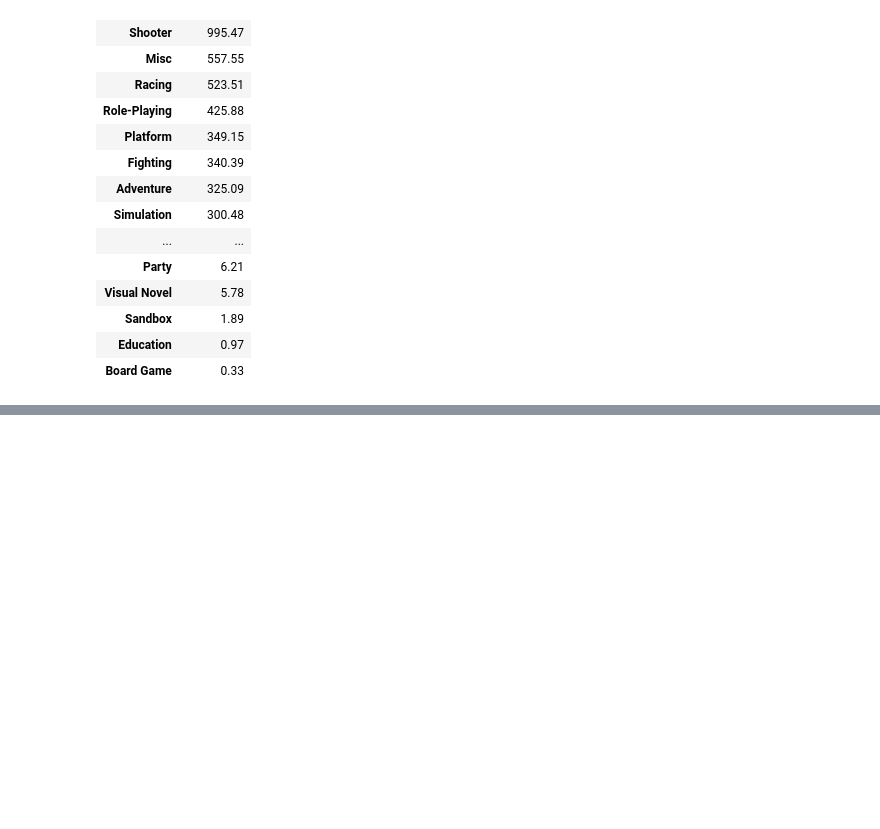
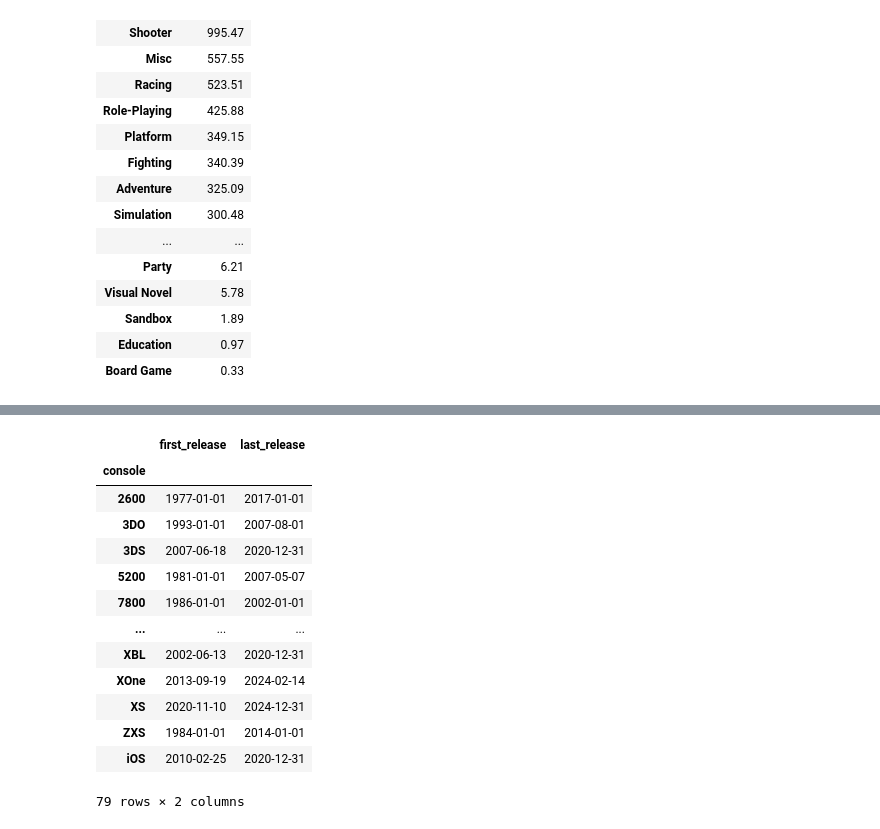
Before and after one commit to smartestnerdfromtown/Video-Game-Sales-Analysis, a Jupyter notebook: analysis.ipynb, the cells around one changed output, grey strips where cells are left out. Cells and saved outputs as stored; diff of their text form; code cells hidden in the pictures; blank space fills up the shorter version.

Commit message:
Pavg critic score per publisher, console lifecycle, cumulative sales

```diff
--- a/analysis.ipynb
+++ b/analysis.ipynb
@@ -72,3 +72,8 @@ Data columns (total 13 columns):
  12  last_update   17879 non-null  object
 dtypes: float64(6), object(7)
 memory usage: 6.3+ MB
+# %%
+# Converting dates to datetime.
+df['release_date'] = pd.to_datetime(df['release_date'])
+df['last_update'] = pd.to_datetime(df['last_update'])
+df.info()
@@ -498,0 +586,23 @@ sales_distribtuion_by_genre
+# %%
+lifecycle = df.dropna(subset='release_date')
+
+lifecycle = lifecycle.groupby('console') \
+              .agg(
+                  first_release=('release_date', 'min'),
+                  last_release=('release_date', 'max'))
+lifecycle
+# %% [output]
+|  | first_release | last_release |
+| console |  |  |
+| 2600 | 1977-01-01 | 2017-01-01 |
+| 3DO | 1993-01-01 | 2007-08-01 |
+| 3DS | 2007-06-18 | 2020-12-31 |
+| 5200 | 1981-01-01 | 2007-05-07 |
+| 7800 | 1986-01-01 | 2002-01-01 |
+| ... | ... | ... |
+| XBL | 2002-06-13 | 2020-12-31 |
+| XOne | 2013-09-19 | 2024-02-14 |
+| XS | 2020-11-10 | 2024-12-31 |
+| ZXS | 1984-01-01 | 2014-01-01 |
+| iOS | 2010-02-25 | 2020-12-31 |
+79 rows × 2 columns
```
Also changed, not shown: parts of 12 cells of this notebook.
